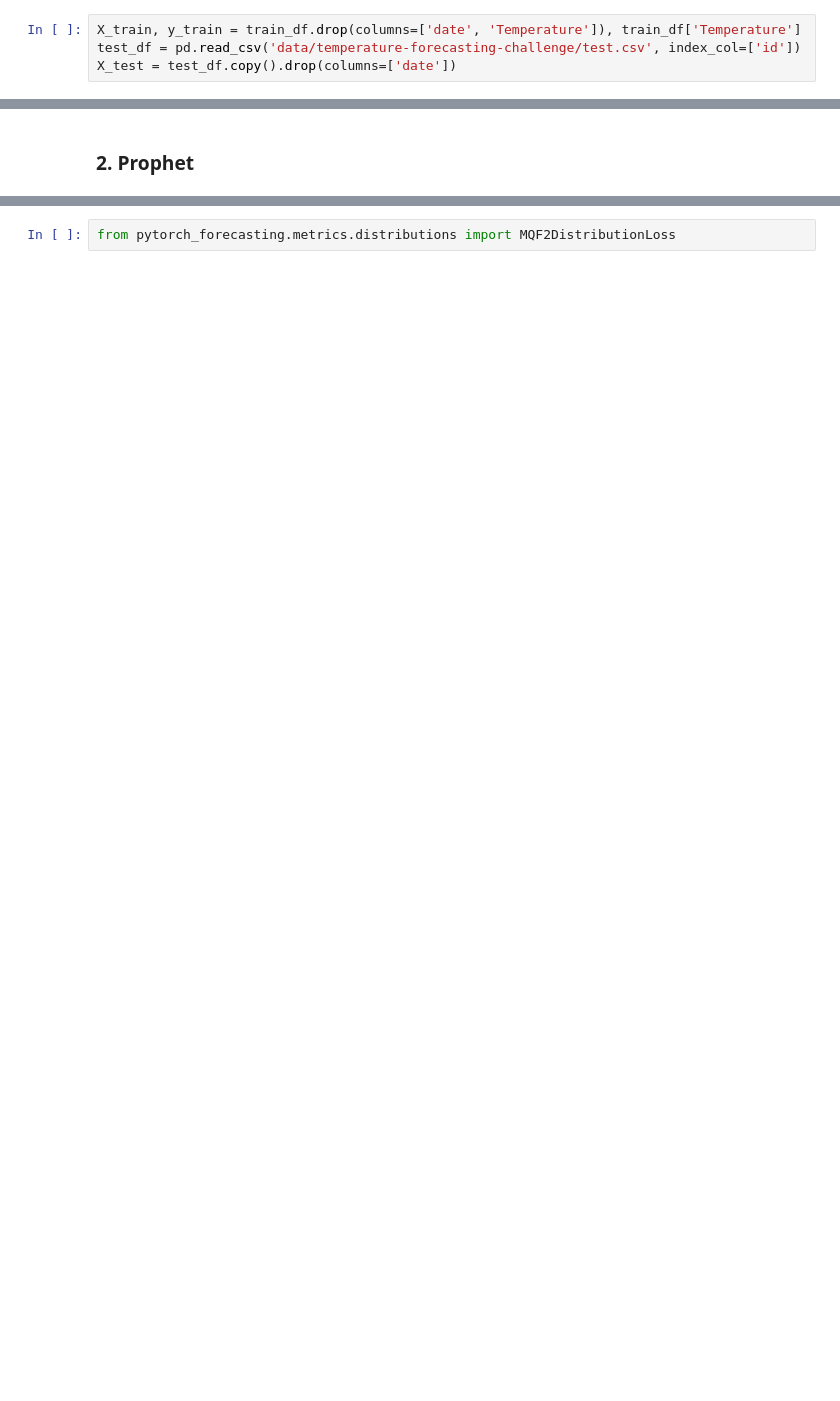
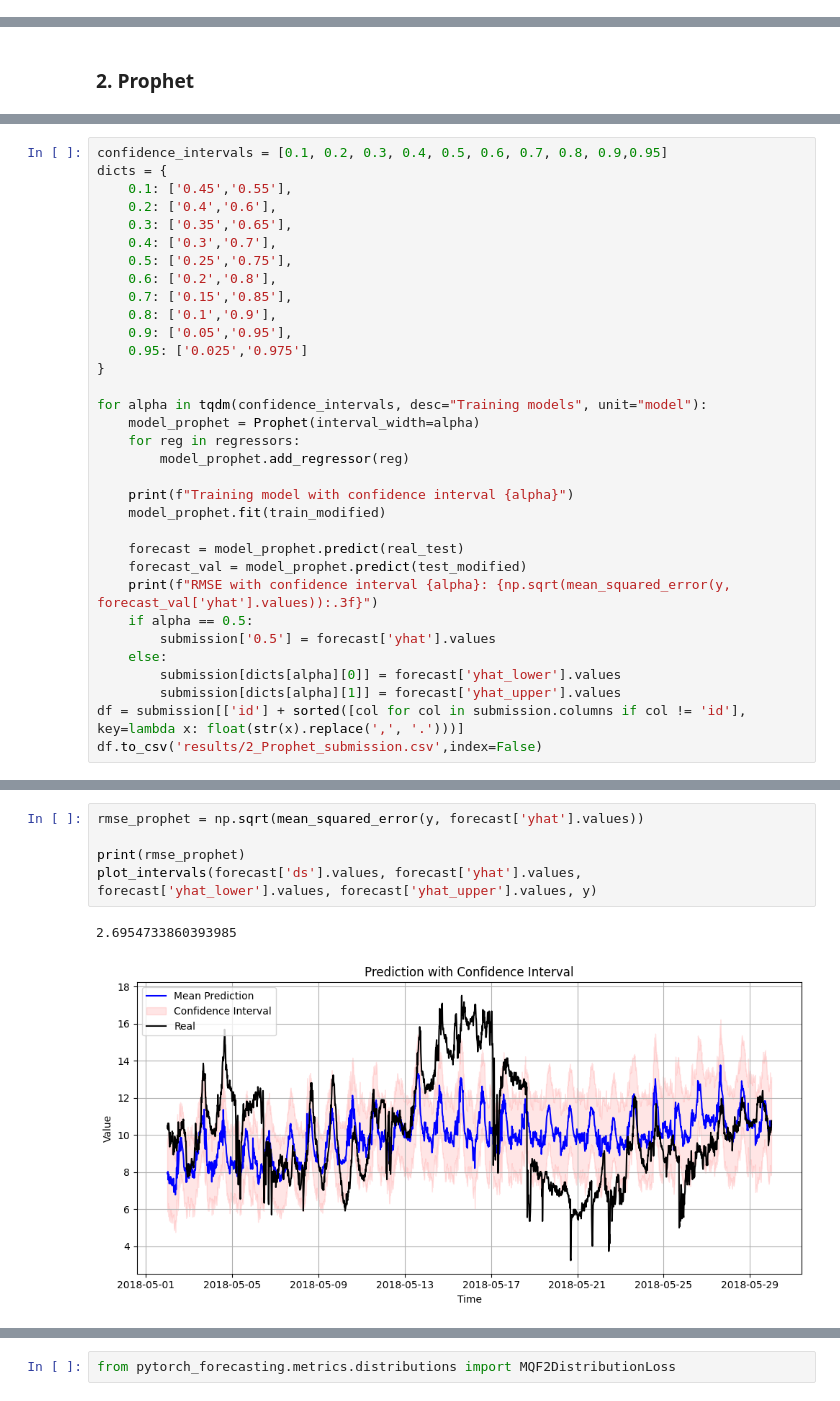
Before and after one commit to pintamonas4575/SERTEMP-project-MAADM-UPM, a Jupyter notebook: SERTEMP_forecasting_challenge.ipynb, the cells around one changed output, grey strips where cells are left out. Drawn from its saved outputs; the diff is of its cells as text; blank space fills up the shorter version.

```diff
--- a/SERTEMP_forecasting_challenge.ipynb
+++ b/SERTEMP_forecasting_challenge.ipynb
@@ -104,6 +89,2 @@ def plot_and_validate(train_df: pd.DataFrame, test_df: pd.DataFrame, predictions
 # %% [markdown]
 ### **1. LGBMRegressor**
-# %%
-X_train, y_train = train_df.drop(columns=['date', 'Temperature']), train_df['Temperature']
-test_df = pd.read_csv('data/temperature-forecasting-challenge/test.csv', index_col=['id'])
-X_test = test_df.copy().drop(columns=['date'])
@@ -194,0 +221,33 @@ plot_components_plotly(m, forecast)
+# %%
+confidence_intervals = [0.1, 0.2, 0.3, 0.4, 0.5, 0.6, 0.7, 0.8, 0.9,0.95]
+dicts = {
+    0.1: ['0.45','0.55'],
+    0.2: ['0.4','0.6'],
+    0.3: ['0.35','0.65'],
+    0.4: ['0.3','0.7'],
+    0.5: ['0.25','0.75'],
+    0.6: ['0.2','0.8'],
+    0.7: ['0.15','0.85'],
+    0.8: ['0.1','0.9'],
+    0.9: ['0.05','0.95'],
+    0.95: ['0.025','0.975']
+}
+
+for alpha in tqdm(confidence_intervals, desc="Training models", unit="model"):
+    model_prophet = Prophet(interval_width=alpha)
+    for reg in regressors:
+        model_prophet.add_regressor(reg)
+
+    print(f"Training model with confidence interval {alpha}")
+    model_prophet.fit(train_modified)
+
+    forecast = model_prophet.predict(real_test)
+    forecast_val = model_prophet.predict(test_modified)
+    print(f"RMSE with confidence interval {alpha}: {np.sqrt(mean_squared_error(y, forecast_val['yhat'].values)):.3f}")
+    if alpha == 0.5:
+        submission['0.5'] = forecast['yhat'].values
+    else:
+        submission[dicts[alpha][0]] = forecast['yhat_lower'].values
+        submission[dicts[alpha][1]] = forecast['yhat_upper'].values
+df = submission[['id'] + sorted([col for col in submission.columns if col != 'id'], key=lambda x: float(str(x).replace(',', '.')))]
+df.to_csv('results/2_Prophet_submission.csv',index=False)
@@ -194,0 +281,8 @@ plot_components_plotly(m, forecast)
+# %%
+rmse_prophet = np.sqrt(mean_squared_error(y, forecast['yhat'].values))
+
+print(rmse_prophet)
+plot_intervals(forecast['ds'].values, forecast['yhat'].values, forecast['yhat_lower'].values, forecast['yhat_upper'].values, y)
+# %% [output]
+2.6954733860393985
+[figure, added]
```
Also changed, not shown: parts of 39 cells of this notebook.
